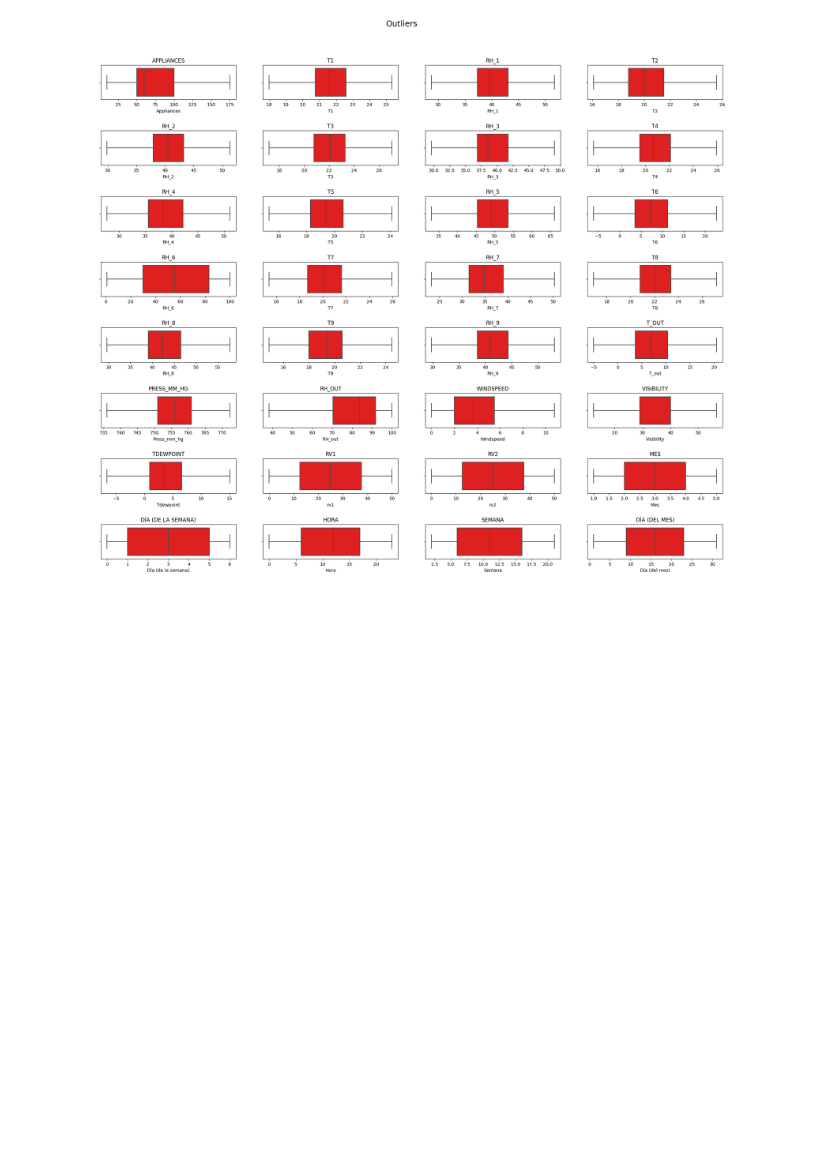
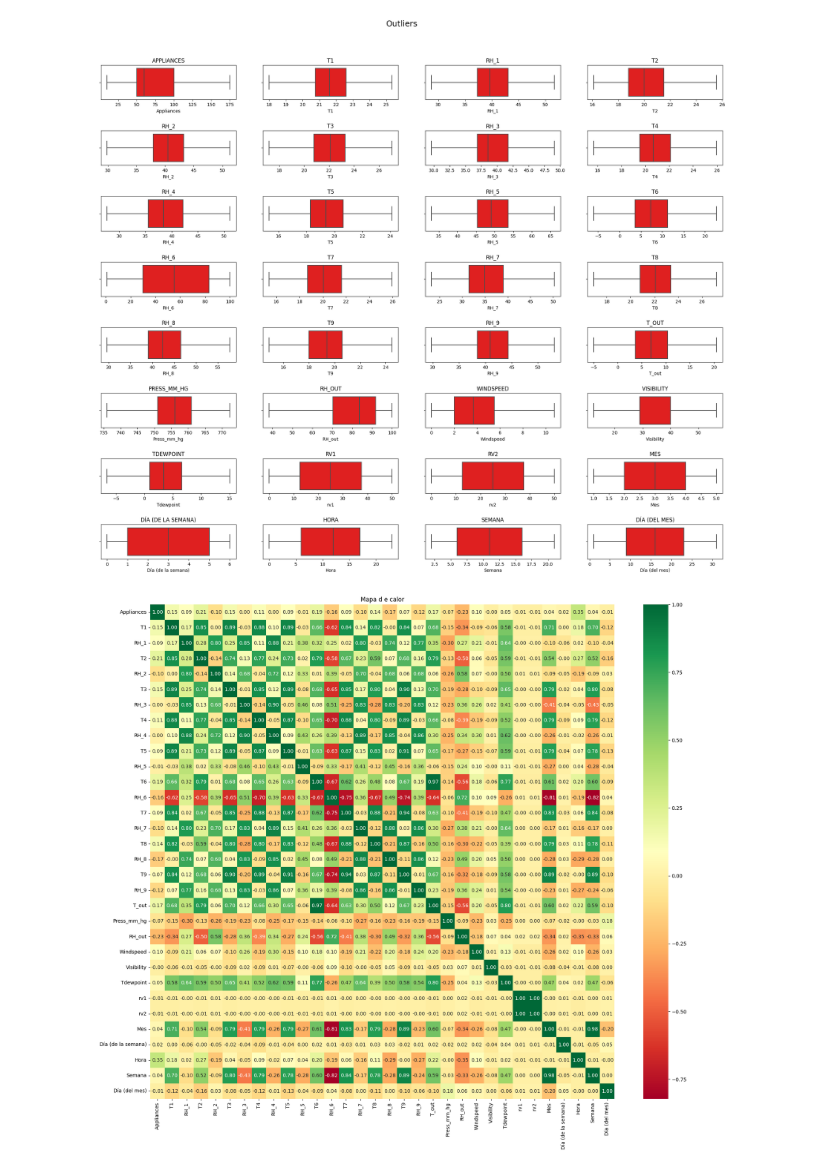
Before and after one commit to Dern965/ProyectoDaad, a Jupyter notebook: Proyecto.ipynb, the cells around one changed output. Saved outputs shown, nothing was run; the diff lists cells and outputs as text; code cells hidden in the pictures; blank space fills up the shorter version.

```diff
--- a/Proyecto.ipynb
+++ b/Proyecto.ipynb
@@ -254,3 +254,11 @@ for i, columna in enumerate(col_list):
     ax.set_title(columna.upper())
 # %% [output]
 [figure]
+# %%
+correlacion = df.corr()
+plt.figure(figsize=(21, 18))
+sns.heatmap(correlacion, annot=True, cmap="RdYlGn", fmt = ".2f")
+plt.title("Mapa d e calor")
+plt.show()
+# %% [output]
+[figure, added]
```
